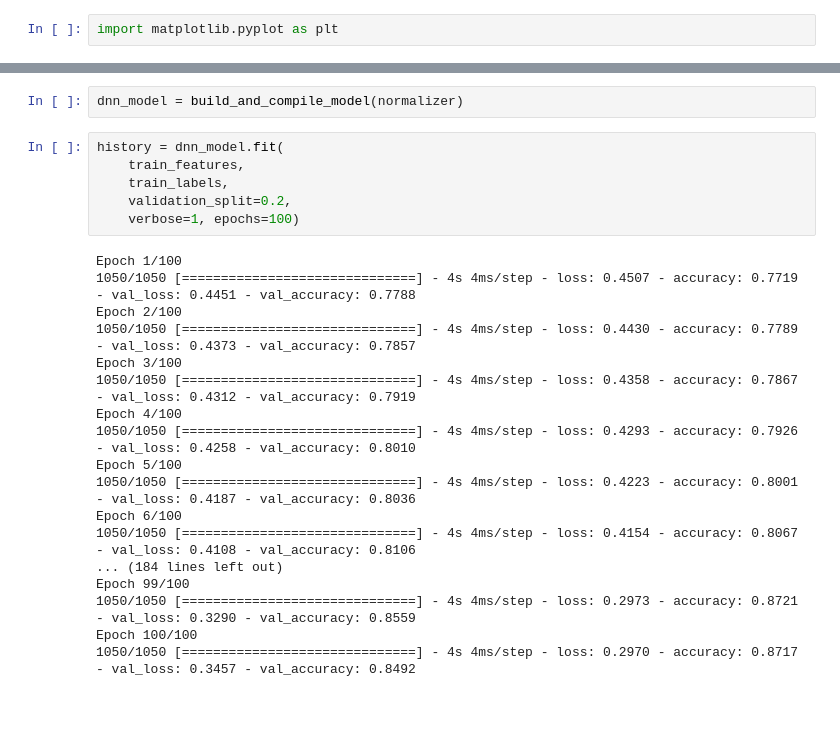
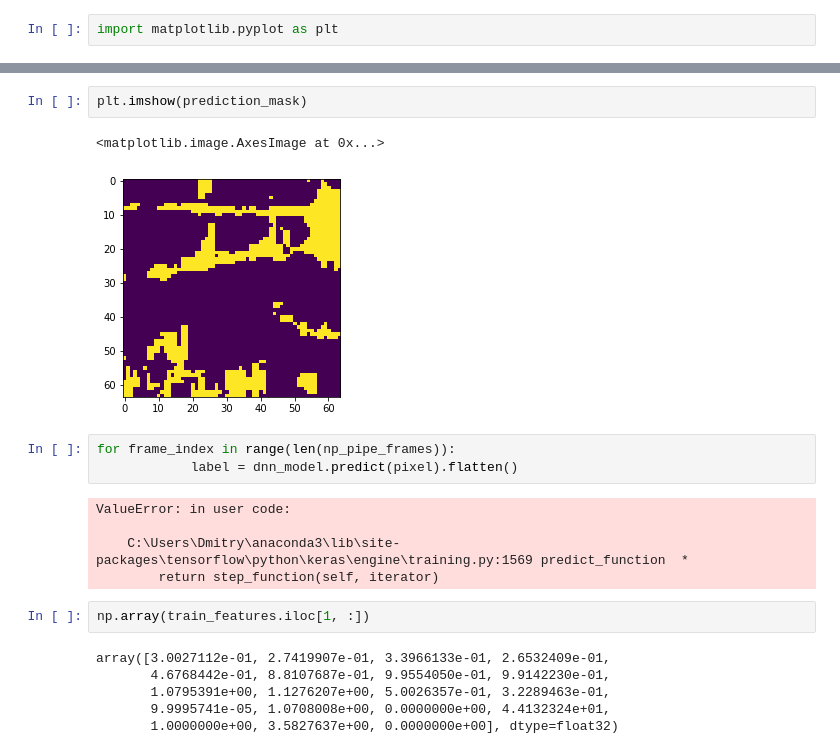
Before and after one commit to buugaaga/pobeda, a Jupyter notebook: notebooks/regression.ipynb, the cells around one changed output, grey strips where cells are left out. Saved outputs shown, nothing was run; the diff lists cells and outputs as text; blank space fills up the shorter version.

```diff
--- a/notebooks/regression.ipynb
+++ b/notebooks/regression.ipynb
@@ -296,26 +337,21 @@ def build_and_compile_model(norm):
-# %%
-dnn_model = build_and_compile_model(normalizer)
-# %%
-history = dnn_model.fit(
-    train_features,
-    train_labels,
-    validation_split=0.2,
-    verbose=1, epochs=100)
-# %% [output]
-Epoch 1/100
-1050/1050 [==============================] - 4s 4ms/step - loss: 0.4507 - accuracy: 0.7719 - val_loss: 0.4451 - val_accuracy: 0.7788
-Epoch 2/100
-1050/1050 [==============================] - 4s 4ms/step - loss: 0.4430 - accuracy: 0.7789 - val_loss: 0.4373 - val_accuracy: 0.7857
-Epoch 3/100
-1050/1050 [==============================] - 4s 4ms/step - loss: 0.4358 - accuracy: 0.7867 - val_loss: 0.4312 - val_accuracy: 0.7919
-Epoch 4/100
-1050/1050 [==============================] - 4s 4ms/step - loss: 0.4293 - accuracy: 0.7926 - val_loss: 0.4258 - val_accuracy: 0.8010
-Epoch 5/100
-1050/1050 [==============================] - 4s 4ms/step - loss: 0.4223 - accuracy: 0.8001 - val_loss: 0.4187 - val_accuracy: 0.8036
-Epoch 6/100
-1050/1050 [==============================] - 4s 4ms/step - loss: 0.4154 - accuracy: 0.8067 - val_loss: 0.4108 - val_accuracy: 0.8106
-... (184 lines left out)
-Epoch 99/100
-1050/1050 [==============================] - 4s 4ms/step - loss: 0.2973 - accuracy: 0.8721 - val_loss: 0.3290 - val_accuracy: 0.8559
-Epoch 100/100
-1050/1050 [==============================] - 4s 4ms/step - loss: 0.2970 - accuracy: 0.8717 - val_loss: 0.3457 - val_accuracy: 0.8492
+# %%
+plt.imshow(prediction_mask)
+# %% [output]
+<matplotlib.image.AxesImage at 0x...>
+[figure, added]
+# %%
+for frame_index in range(len(np_pipe_frames)):
+            label = dnn_model.predict(pixel).flatten()
+# %% [output]
+ValueError: in user code:
+
+    C:\Users\Dmitry\anaconda3\lib\site-packages\tensorflow\python\keras\engine\training.py:1569 predict_function  *
+        return step_function(self, iterator)
+# %%
+np.array(train_features.iloc[1, :])
+# %% [output]
+array([3.0027112e-01, 2.7419907e-01, 3.3966133e-01, 2.6532409e-01,
+       4.6768442e-01, 8.8107687e-01, 9.9554050e-01, 9.9142230e-01,
+       1.0795391e+00, 1.1276207e+00, 5.0026357e-01, 3.2289463e-01,
+       9.9995741e-05, 1.0708008e+00, 0.0000000e+00, 4.4132324e+01,
+       1.0000000e+00, 3.5827637e+00, 0.0000000e+00], dtype=float32)
```
Also changed, not shown: parts of 62 cells of this notebook, 3 other files.
